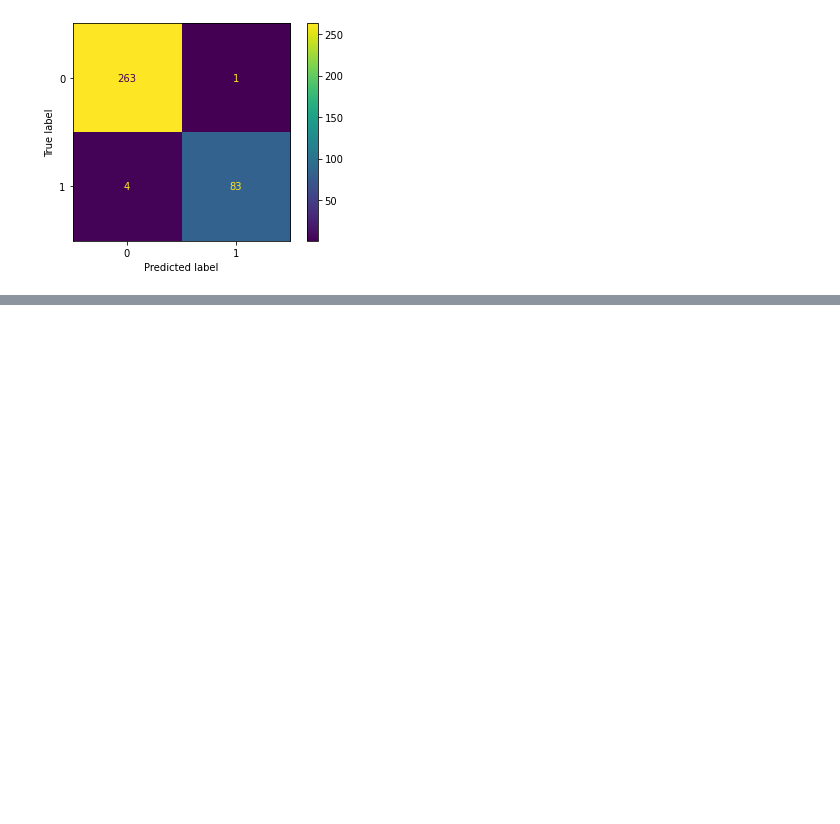
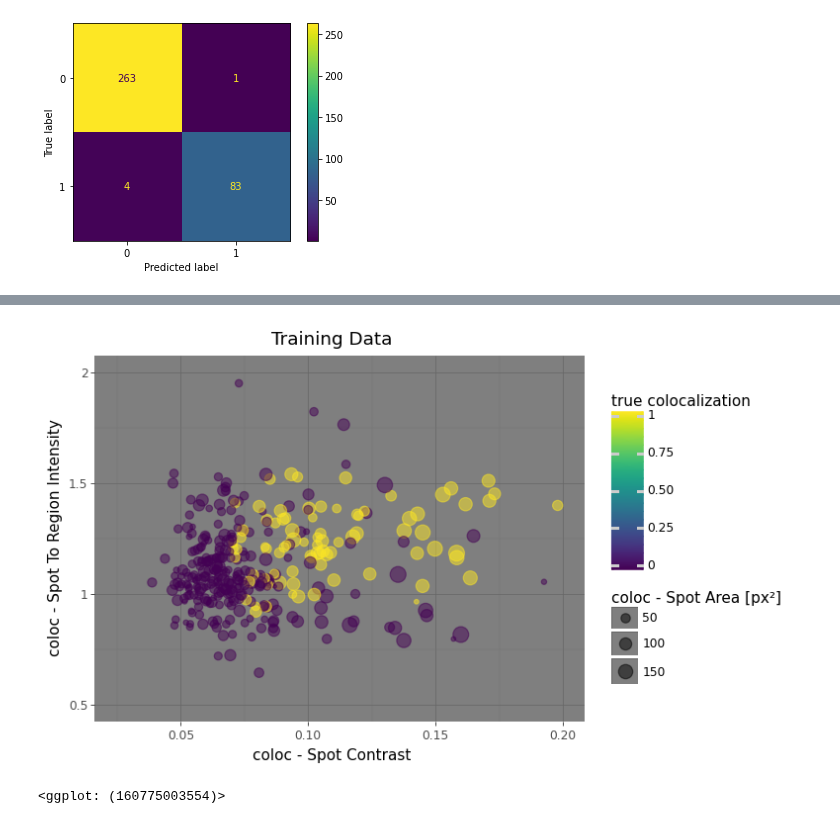
Before and after one commit to niightingale/bep_tools, a Jupyter notebook: general_data_analysis/models_glx.ipynb, the cells around one changed output, grey strips where cells are left out. Saved outputs shown, nothing was run; the diff lists cells and outputs as text; code cells hidden in the pictures; blank space fills up the shorter version.

```diff
--- a/general_data_analysis/models_glx.ipynb
+++ b/general_data_analysis/models_glx.ipynb
@@ -159,0 +172,9 @@ coloc_set_minus
+# %%
+p = ggplot(coloc_set, aes('coloc - Spot Contrast', 'coloc - Spot To Region Intensity',
+        color = 'true colocalization', size = 'coloc - Spot Area [px²]'))+ \
+    geom_point(alpha = 0.5) + xlim(0.025, 0.2) + ylim(0.5, 2) + \
+    ggtitle('Training Data') + theme_dark()
+p
+# %% [output]
+[figure, added]
+<ggplot: (160775003554)>
```
Also changed, not shown: parts of 10 cells of this notebook, 1 other file.
